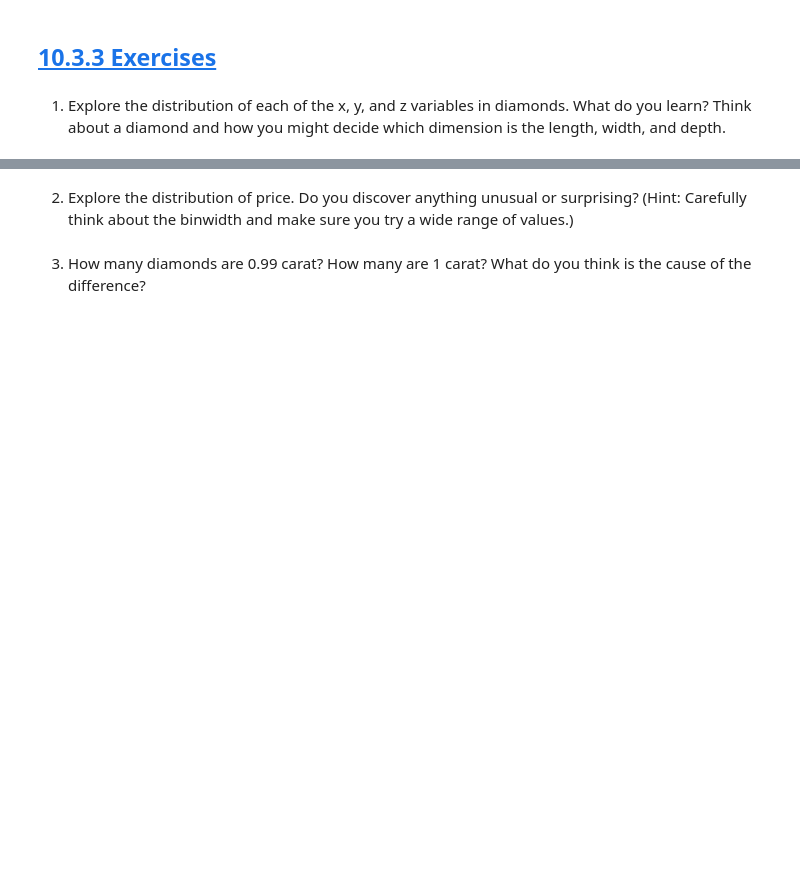
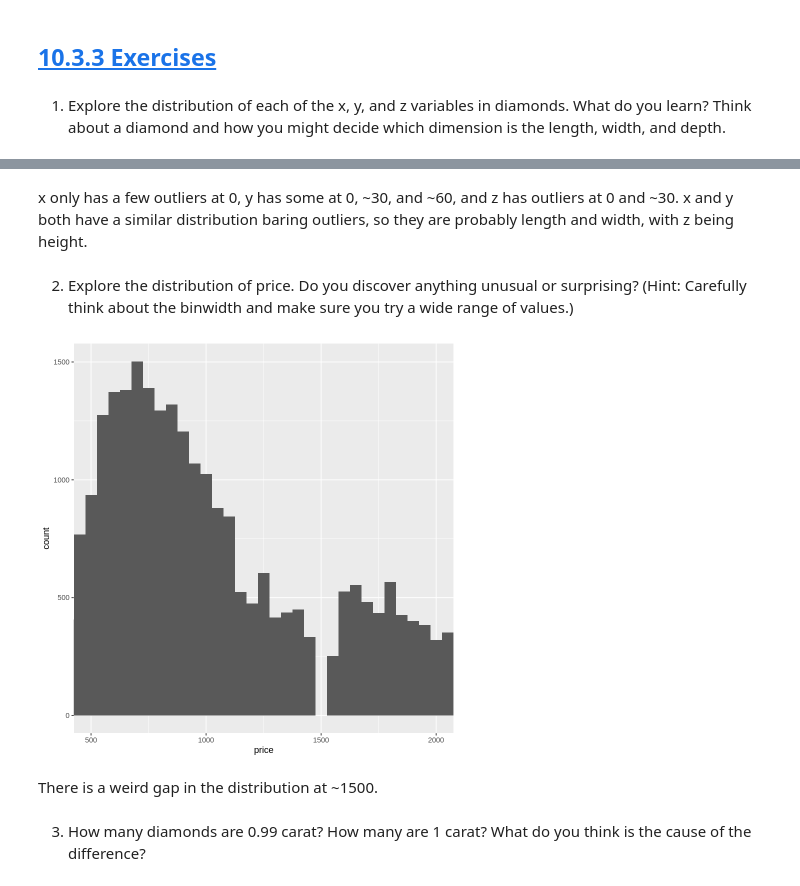
Before and after one commit to Brandy-Corwin/R-for-DS-exercises, a Jupyter notebook: Week_5_Assignments.ipynb, the cells around one changed output, grey strips where cells are left out. Saved outputs shown, nothing was run; the diff lists cells and outputs as text; code cells hidden in the pictures; blank space fills up the shorter version.

```diff
--- a/Week_5_Assignments.ipynb
+++ b/Week_5_Assignments.ipynb
@@ -366,4 +382,14 @@ ggplot(data = mpg, mapping = aes(x = cty, y = hwy)) +
+# %% [markdown]
+x only has a few outliers at 0, y has some at 0, ~30, and ~60, and z has outliers at 0 and ~30. x and y both have a similar distribution baring outliers, so they are probably length and width, with z being height.
 # %% [markdown]
 2. Explore the distribution of price. Do you discover anything unusual or surprising? (Hint: Carefully think about the binwidth and make sure you try a wide range of values.)
+# %%
+ggplot(diamonds, aes(x = price)) +
+  geom_histogram(binwidth = 50) +
+  coord_cartesian(xlim = c(500, 2000))
+# %% [output]
+[figure, added]
+# %% [markdown]
+There is a weird gap in the distribution at ~1500.
 # %% [markdown]
 3. How many diamonds are 0.99 carat? How many are 1 carat? What do you think is the cause of the difference?
```
Also changed, not shown: parts of 8 cells of this notebook.
